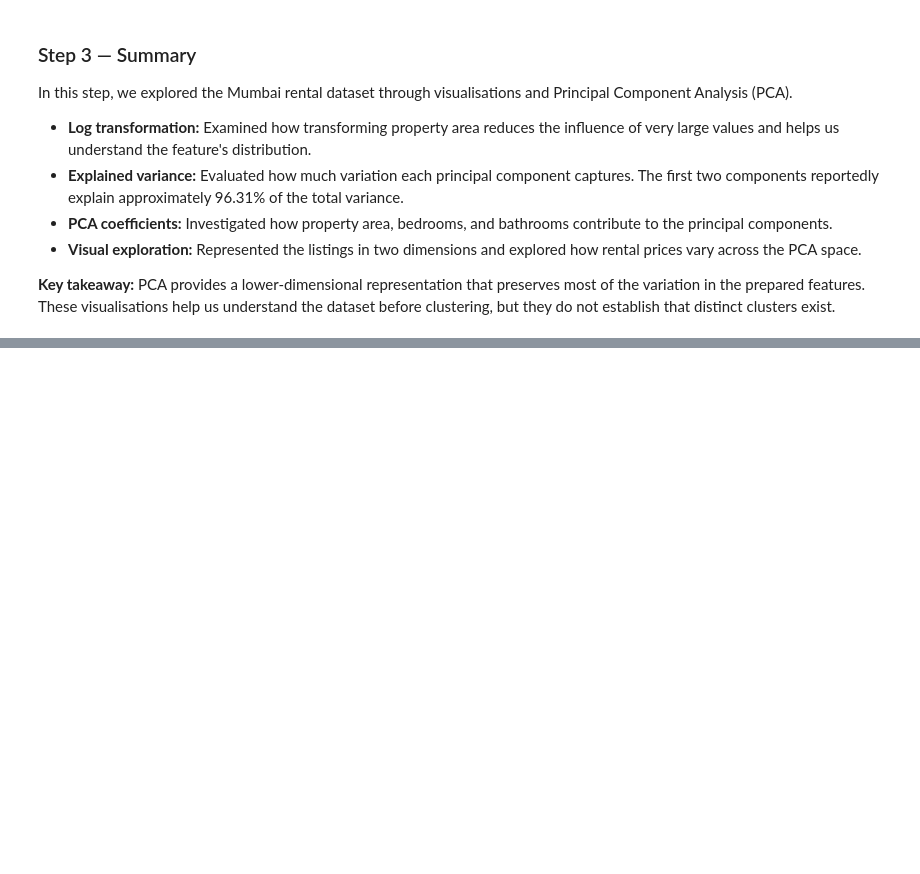
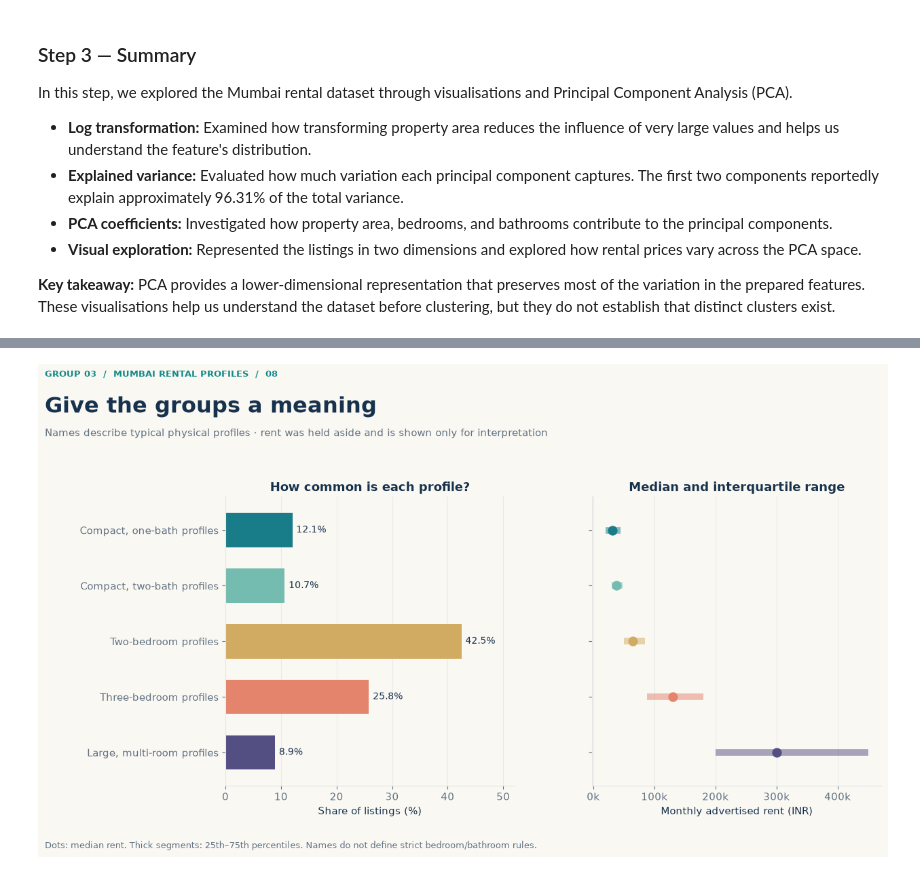
Before and after one commit to iaac-maai/group-3-day3-assignment, a Jupyter notebook: Unsupervisedlearning.ipynb, the cells around one changed output, grey strips where cells are left out. Cells and saved outputs as stored; diff of their text form; code cells hidden in the pictures; blank space fills up the shorter version.

```diff
--- a/Unsupervisedlearning.ipynb
+++ b/Unsupervisedlearning.ipynb
@@ -488,0 +737,26 @@ In this step, we explored the Mumbai rental dataset through visualisations and P
+# %%
+order = cluster_profiles.sort_values("area_median").index.tolist()
+cluster_palette = {order[0]:"#187D88", order[1]:"#74BCAF", order[2]:"#D2AB62", order[3]:"#E5846C", order[4]:"#534F83"}
+fig, axes = plt.subplots(1, 2, figsize=(14, 7.6))
+fig.subplots_adjust(left=0.26, right=0.95, bottom=0.16, top=0.72, wspace=0.27)
+positions = np.arange(SELECTED_K)
+for row, cluster_id in enumerate(order):
+    values = cluster_profiles.loc[cluster_id]
+    axes[0].barh(row, values["share_percent"], color=cluster_palette[cluster_id], height=.62)
+    axes[0].text(values["share_percent"]+.7,row,f"{values['share_percent']:.1f}%",va="center",fontsize=10)
+    axes[1].hlines(row, values["rent_q25"], values["rent_q75"],color=cluster_palette[cluster_id],linewidth=7,alpha=.5)
+    axes[1].scatter(values["rent_median"],row,s=85,color=cluster_palette[cluster_id],zorder=3)
+axes[0].set(yticks=positions,yticklabels=[CLUSTER_NAMES[i] for i in order],xlabel="Share of listings (%)",xlim=(0,52),title="How common is each profile?")
+axes[1].set(yticks=positions,yticklabels=[],xlabel="Monthly advertised rent (INR)",title="Median and interquartile range")
+axes[1].xaxis.set_major_formatter(FuncFormatter(lambda value,pos:f"{value/1000:.0f}k"))
+for ax in axes:
+    ax.set_ylim(-.6, SELECTED_K-.4)
+    ax.invert_yaxis()
+    ax.grid(axis="x")
+    ax.set_axisbelow(True)
+heading(fig,"08","Give the groups a meaning",
+        "Names describe typical physical profiles · rent was held aside and is shown only for interpretation",
+        "Dots: median rent. Thick segments: 25th–75th percentiles. Names do not define strict bedroom/bathroom rules.")
+save_figure(fig,"08_cluster_profiles_and_rent")
+# %% [output]
+[figure, added]
```
Also changed, not shown: parts of 12 cells of this notebook, 9 other files.
